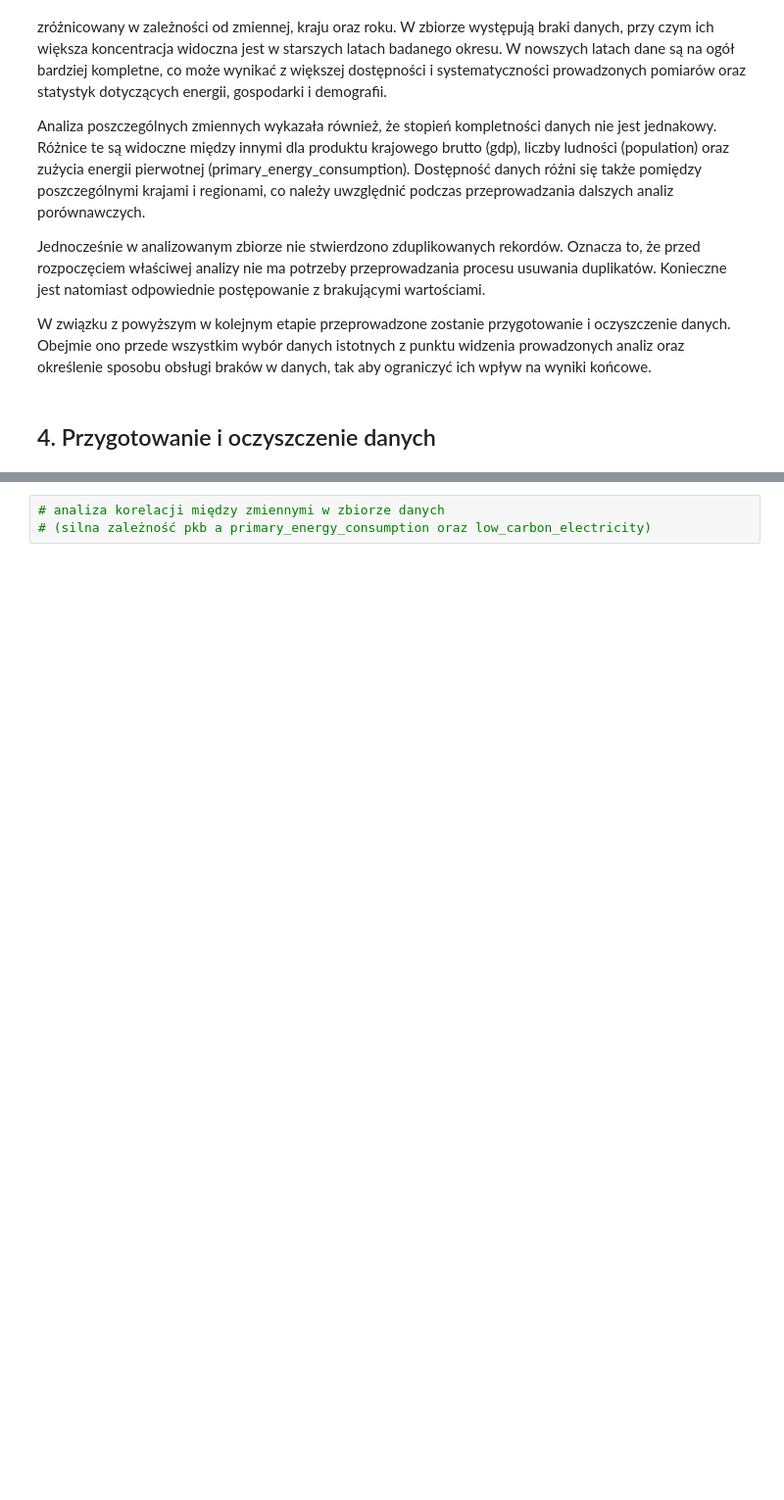
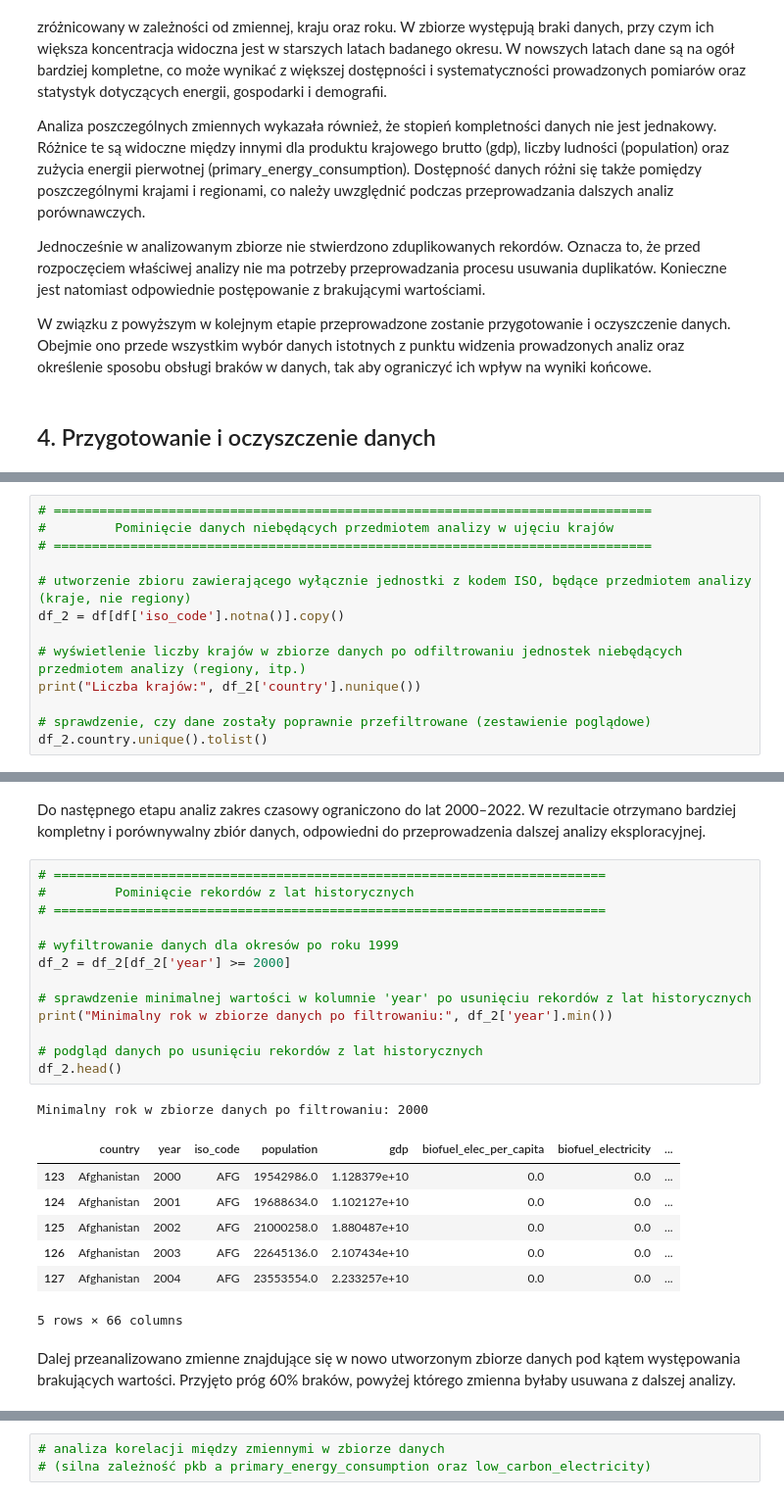
Before and after one commit to olaramota-beep/AWDP-projekt-do-oddania, a Jupyter notebook: Wstęp.ipynb, the cells around one changed output, grey strips where cells are left out. Shown at 98% size. Drawn from its saved outputs; the diff is of its cells as text; blank space fills up the shorter version.

```diff
--- a/Wstęp.ipynb
+++ b/Wstęp.ipynb
@@ -365,0 +410,13 @@ W związku z powyższym w kolejnym etapie przeprowadzone zostanie przygotowanie
+# %%
+# ==============================================================================
+#         Pominięcie danych niebędących przedmiotem analizy w ujęciu krajów
+# ==============================================================================
+
+# utworzenie zbioru zawierającego wyłącznie jednostki z kodem ISO, będące przedmiotem analizy (kraje, nie regiony)
+df_2 = df[df['iso_code'].notna()].copy()
+
+# wyświetlenie liczby krajów w zbiorze danych po odfiltrowaniu jednostek niebędących przedmiotem analizy (regiony, itp.)
+print("Liczba krajów:", df_2['country'].nunique())
+
+# sprawdzenie, czy dane zostały poprawnie przefiltrowane (zestawienie poglądowe)
+df_2.country.unique().tolist()
@@ -365,0 +481,26 @@ W związku z powyższym w kolejnym etapie przeprowadzone zostanie przygotowanie
+# %% [markdown]
+Do następnego etapu analiz zakres czasowy ograniczono do lat 2000–2022. W rezultacie otrzymano bardziej kompletny i porównywalny zbiór danych, odpowiedni do przeprowadzenia dalszej analizy eksploracyjnej.
+# %%
+# ========================================================================
+#         Pominięcie rekordów z lat historycznych
+# ========================================================================
+
+# wyfiltrowanie danych dla okresów po roku 1999
+df_2 = df_2[df_2['year'] >= 2000]
+
+# sprawdzenie minimalnej wartości w kolumnie 'year' po usunięciu rekordów z lat historycznych
+print("Minimalny rok w zbiorze danych po filtrowaniu:", df_2['year'].min())
+
+# podgląd danych po usunięciu rekordów z lat historycznych
+df_2.head()
+# %% [output]
+Minimalny rok w zbiorze danych po filtrowaniu: 2000
+|  | country | year | iso_code | population | gdp | biofuel_elec_per_capita | biofuel_electricity | ... |
+| 123 | Afghanistan | 2000 | AFG | 19542986.0 | 1.128379e+10 | 0.0 | 0.0 | ... |
+| 124 | Afghanistan | 2001 | AFG | 19688634.0 | 1.102127e+10 | 0.0 | 0.0 | ... |
+| 125 | Afghanistan | 2002 | AFG | 21000258.0 | 1.880487e+10 | 0.0 | 0.0 | ... |
+| 126 | Afghanistan | 2003 | AFG | 22645136.0 | 2.107434e+10 | 0.0 | 0.0 | ... |
+| 127 | Afghanistan | 2004 | AFG | 23553554.0 | 2.233257e+10 | 0.0 | 0.0 | ... |
+5 rows × 66 columns
+# %% [markdown]
+Dalej przeanalizowano zmienne znajdujące się w nowo utworzonym zbiorze danych pod kątem występowania brakujących wartości. Przyjęto próg 60% braków, powyżej którego zmienna byłaby usuwana z dalszej analizy.
```
Also changed, not shown: parts of 33 cells of this notebook.
